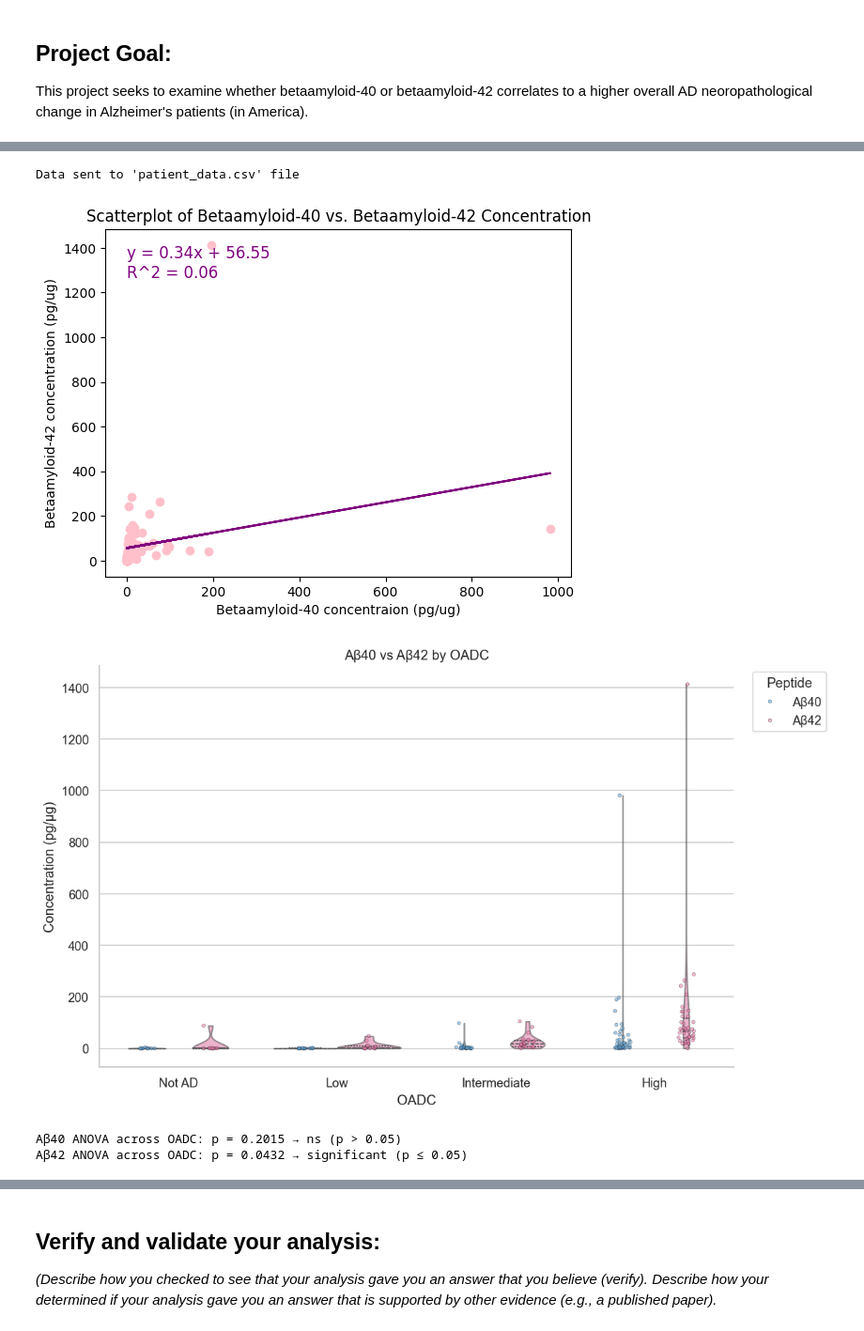
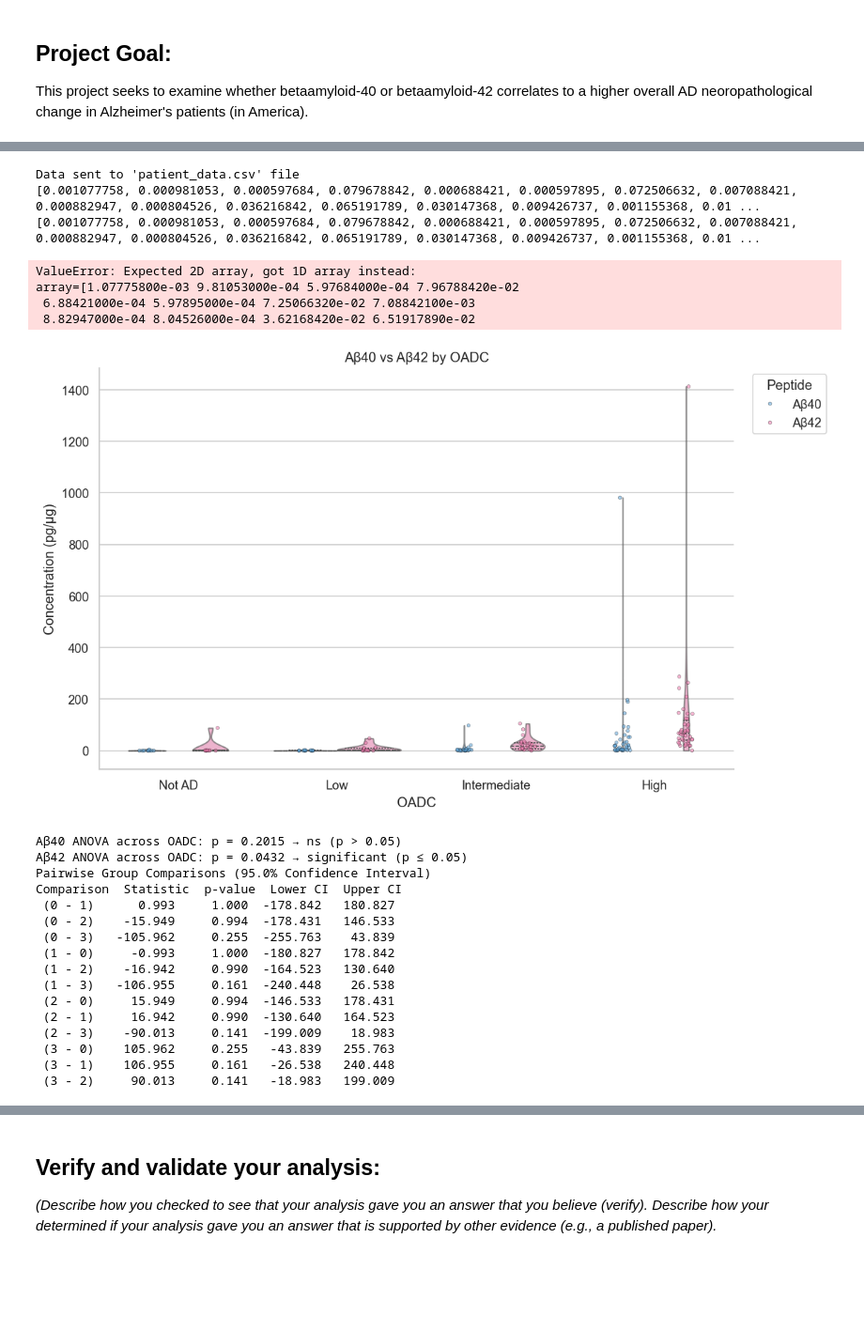
Before and after one commit to Lukinator3000/AlzheimersModule, a Jupyter notebook: Module 1 Template (NEW).ipynb, the cells around one changed output, grey strips where cells are left out. Shown: that part at 94% size. Cells and saved outputs as stored; diff of their text form; code cells hidden in the pictures; blank space fills up the shorter version.

Commit message:
Added Tukey's test and other changes to Data Analysis section

```diff
--- a/Module 1 Template (NEW).ipynb
+++ b/Module 1 Template (NEW).ipynb
@@ -438,5 +417,5 @@ H20.33.018 | sex: Female | ABeta40 196.732 | tTau 177.5663158 | pTau 5.110526316
 # %%
-#3.5) Making scatterplot
+#3) Making scatterplot
 
 from patient import Patient
 
@@ -464,8 +443,11 @@ print("Data sent to 'patient_data.csv' file")
 
 # Read csv file and assign data columns to x & y variables
 scatterData = pd.read_csv("patient_data.csv")
-x = scatterData["bA40 Concentration"].values.reshape(-1, 1)
+x = bA40_scores #scatterData["bA40 Concentration"].values.reshape(-1, 1)
 y = scatterData["bA42 Concentration"].values
+
+print(x)
+print(bA40_scores)
 
 # Create linear regression model from csv data
 model = LinearRegression()
@@ -477,15 +459,20 @@ r2 = model.score(x, y)
 equation = f"y = {slope:.2f}x + {intercept:.2f}\nR^2 = {r2:.2f}"
 
 # Design and display the scatterplot using matplot
-plt.scatter(x, y, color="pink")
+plt.scatter(x, y, s=10, color="pink")
 plt.plot(x, model.predict(x), color="purple")
 plt.xlabel("Betaamyloid-40 concentraion (pg/ug)")
 plt.ylabel("Betaamyloid-42 concentration (pg/ug)")
 plt.title("Scatterplot of Betaamyloid-40 vs. Betaamyloid-42 Concentration")
-plt.text(x.min(), y.max(), equation, color="purple", fontsize=12, verticalalignment="top")
+plt.text(680, y.max(), equation, color="purple", fontsize=12, verticalalignment="top")
 plt.show()
 # %% [output]
 Data sent to 'patient_data.csv' file
+[0.001077758, 0.000981053, 0.000597684, 0.079678842, 0.000688421, 0.000597895, 0.072506632, 0.007088421, 0.000882947, 0.000804526, 0.036216842, 0.065191789, 0.030147368, 0.009426737, 0.001155368, 0.01 ...
+[0.001077758, 0.000981053, 0.000597684, 0.079678842, 0.000688421, 0.000597895, 0.072506632, 0.007088421, 0.000882947, 0.000804526, 0.036216842, 0.065191789, 0.030147368, 0.009426737, 0.001155368, 0.01 ...
-[figure, removed]
+ValueError: Expected 2D array, got 1D array instead:
+array=[1.07775800e-03 9.81053000e-04 5.97684000e-04 7.96788420e-02
+ 6.88421000e-04 5.97895000e-04 7.25066320e-02 7.08842100e-03
+ 8.82947000e-04 8.04526000e-04 3.62168420e-02 6.51917890e-02
 # %%
 #4) BUILD DICTIONARIES TO DO SORTING AND SUB-SORTING
@@ -518,18 +479,4 @@ def sort_oadc(cls):
 # %%
 #5) SORT THE SUB-LISTS WITHIN THE LIST AND PRINT IT
-
-import numpy as np
-
-cats = ['Not AD', 'Low', 'Intermediate', 'High']
-
-def _vals(metric, cat):
-    return [
-        getattr(p, metric) for p in Patient.all_patients
-        if getattr(p, 'oadc', None) == cat and getattr(p, metric) is not None
-    ]
-
-# group values (used later in #8)
-groups40 = [_vals('ABeta40', c) for c in cats]
-groups42 = [_vals('ABeta42', c) for c in cats]
 # %%
 #6) MAKE A FILTER TO PULL OUT PATIENTS WITH SPECIFIC ATTRIBUTES
@@ -696,5 +483,10 @@ for p in Patient.all_patients:
 # %%
 import pandas as pd, seaborn as sns, matplotlib.pyplot as plt
+import numpy as np
+from matplotlib import pyplot as plt
+from scipy import stats
+from scipy.stats import tukey_hsd
+import math
 
 rows = []
 for p in Patient.all_patients:
@@ -728,10 +520,9 @@ plt.tight_layout(); plt.show()
 
 #8) PLOT A BAR GRAPH OF OADC (Not AD→High) — Aβ40 & Aβ42 WITH SEM ERROR BARS
 
-import numpy as np
-from matplotlib import pyplot as plt
-from scipy import stats
-import math
+#from scipy.stats import ttest_ind
+#from itertools import combinations
+#from statsmodels.stats.multitest import multipletests
 
 CATS = ["Not AD", "Low", "Intermediate", "High"]
 
@@ -781,36 +572,68 @@ def _anova(groups):
         return F, p
     return np.nan, np.nan
 
 F40, p40 = _anova(groups40)
 F42, p42 = _anova(groups42)
 
 def _sig_str(p):
     if not (p == p):
         return "n/a (not enough data)"
     return "ns (p > 0.05)" if p > 0.05 else "significant (p ≤ 0.05)"
 
 print(f"Aβ40 ANOVA across OADC: p = {p40:.4g} → {_sig_str(p40)}")
 print(f"Aβ42 ANOVA across OADC: p = {p42:.4g} → {_sig_str(p42)}")
 
+tukey_aB42 = tukey_hsd(groups42[0], groups42[1], groups42[2], groups42[3])
+print(tukey_aB42)
+
+#p_values = []
+#group_names = list(dict42.keys())
+
+#pairwise_combinations = list(combinations(group_names, 2))
+#for group1, group2 in pairwise_combinations:
+#    stat, p_val = ttest_ind(dict42[group1], dict42[group2])
+#    p_values.append(p_val)
+#reject_bonferroni, p_values_corrected_bonferroni, _, _ = multipletests(p_values, method='bonferroni')
+#for i, (group1, group2) in enumerate(pairwise_combinations):
+#        print(f"Comparison: {group1} vs {group2}")
+#        print(f"Original p-value: {p_values[i]:.4f}")
+#        print(f"Bonferroni-corrected p-value: {p_values_corrected_bonferroni[i]:.4f}")
+#        print(f"Significant after Bonferroni correction: {reject_bonferroni[i]}")
+#        print("-" * 30)
+
 x = np.arange(len(CATS))
 w = 0.38
 
 fig, ax = plt.subplots()
 ax.bar(x - w/2, means40, w, label="Aβ40", yerr=se40, capsize=8)
 ax.bar(x + w/2, means42, w, label="Aβ42", yerr=se42, capsize=8)
 
 ax.set_xticks(x)
 ax.set_xticklabels(CATS, rotation=15)
 ax.set_ylabel("Mean concentration (pg/μg)")
 ax.set_title("Aβ40 and Aβ42 by Overall AD Neuropathological Change (OADC)")
 ax.legend()
 
 plt.tight_layout()
 plt.show()
 # %% [output]
-[figure, old version]
+[figure, new version]
 Aβ40 ANOVA across OADC: p = 0.2015 → ns (p > 0.05)
 Aβ42 ANOVA across OADC: p = 0.0432 → significant (p ≤ 0.05)
+Pairwise Group Comparisons (95.0% Confidence Interval)
+Comparison  Statistic  p-value  Lower CI  Upper CI
+ (0 - 1)      0.993     1.000  -178.842   180.827
+ (0 - 2)    -15.949     0.994  -178.431   146.533
+ (0 - 3)   -105.962     0.255  -255.763    43.839
+ (1 - 0)     -0.993     1.000  -180.827   178.842
+ (1 - 2)    -16.942     0.990  -164.523   130.640
+ (1 - 3)   -106.955     0.161  -240.448    26.538
+ (2 - 0)     15.949     0.994  -146.533   178.431
+ (2 - 1)     16.942     0.990  -130.640   164.523
+ (2 - 3)    -90.013     0.141  -199.009    18.983
+ (3 - 0)    105.962     0.255   -43.839   255.763
+ (3 - 1)    106.955     0.161   -26.538   240.448
+ (3 - 2)     90.013     0.141   -18.983   199.009
 [figure]
 # %% [markdown]
 ## Verify and validate your analysis:
```
Also changed, not shown: parts of 9 cells of this notebook.
